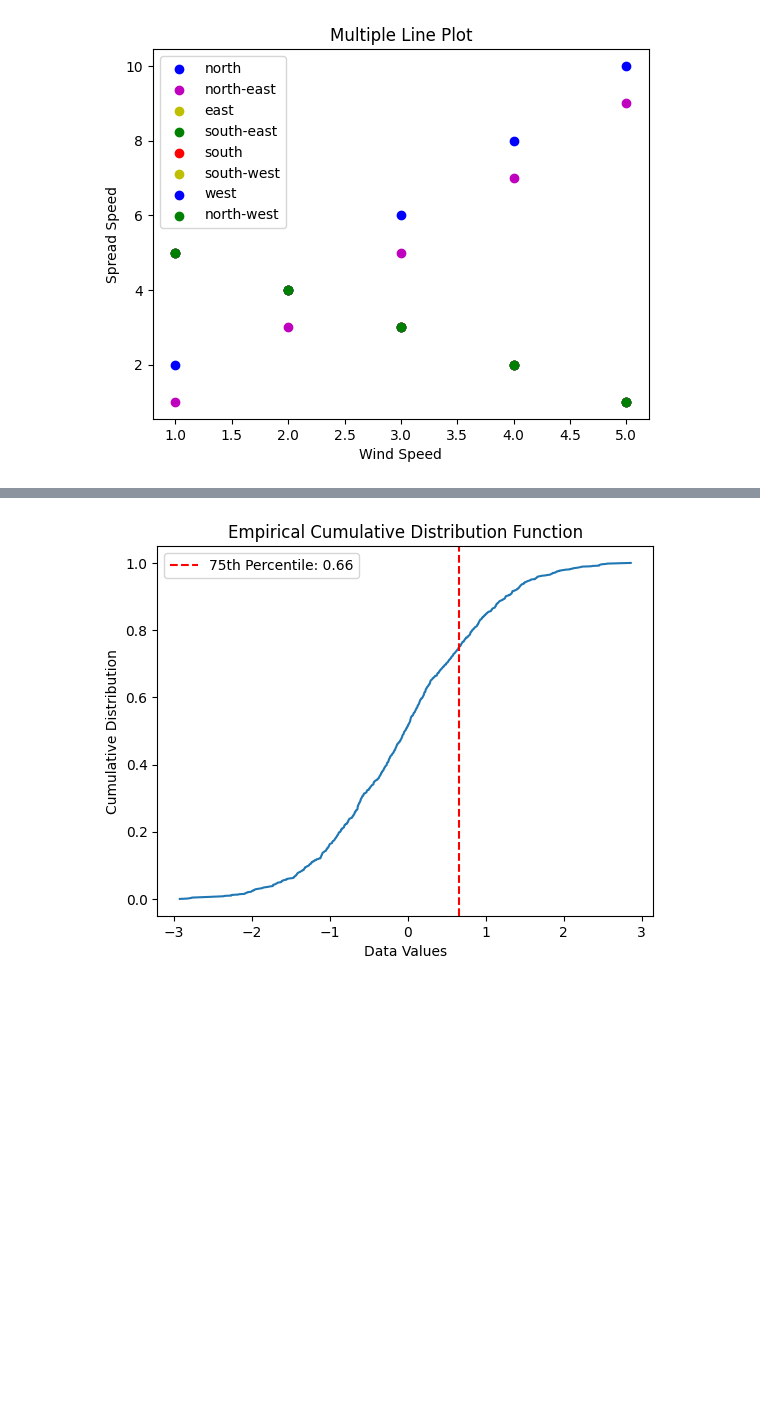
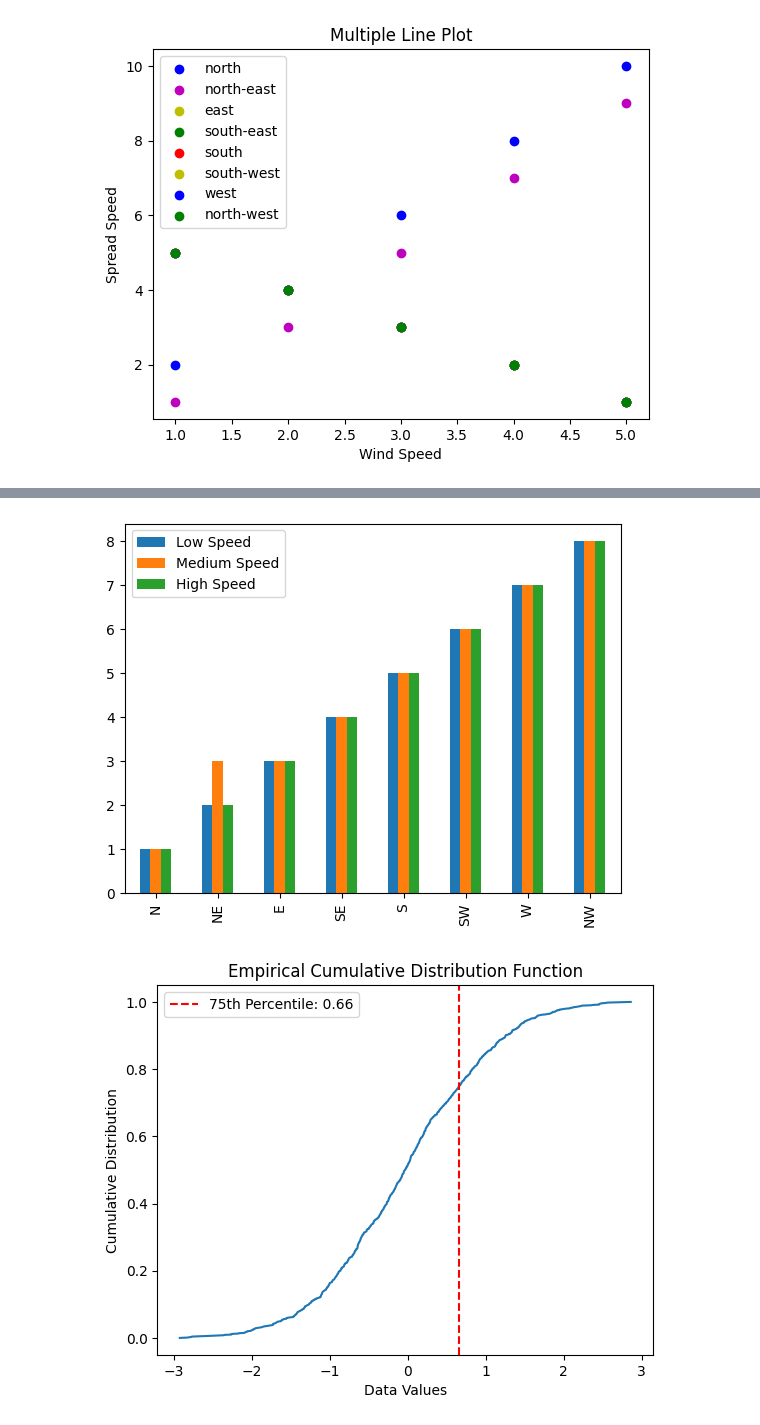
Before and after one commit to hivancd/CellularAutomataWildfireSpreadSim, a Jupyter notebook: stadistic.ipynb, the cells around one changed output, grey strips where cells are left out. Cells and saved outputs as stored; diff of their text form; code cells hidden in the pictures; blank space fills up the shorter version.

```diff
--- a/stadistic.ipynb
+++ b/stadistic.ipynb
@@ -195,3 +149,23 @@ test_plot()
+# %%
+def test_plot():
+
+    # Create a DataFrame
+    df = pd.DataFrame({
+        'Low Speed': [1, 2, 3, 4, 5, 6,7,8],
+        'Medium Speed': [1, 3, 3, 4, 5, 6,7,8],
+        'High Speed': [1, 2, 3, 4, 5, 6,7,8]
+    })
+    #I want instead of 0,1,2.... in the x axis, i want N,NE,E,SE,S,SW,W,NW
+    # Set the index of the DataFrame to be the cardinal points
+    df.index = ['N', 'NE', 'E', 'SE', 'S', 'SW', 'W', 'NW']
+
+    # Plot a bar chart of the DataFrame
+    df.plot(kind='bar')
+    plt.show()
+
+test_plot()
+# %% [output]
+[figure, added]
 # %%
 data = np.random.normal(0, 1, 1000)  # Example: 1000 random numbers from a normal distribution
 percentile_value = np.percentile(data, 75)
```
Also changed, not shown: parts of 1 cell of this notebook, 2 other files.
